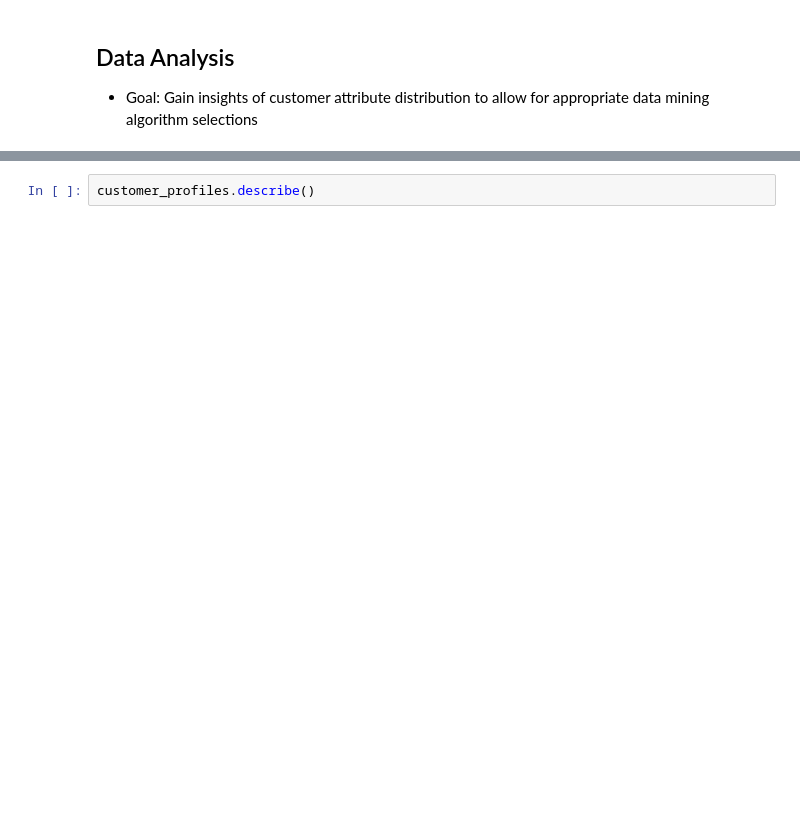
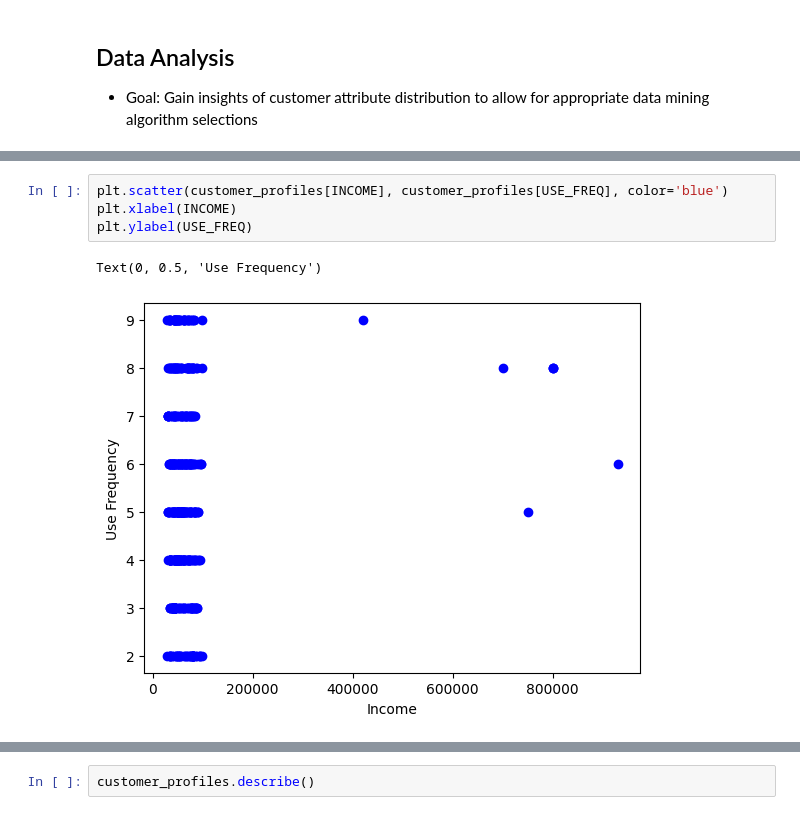
Before and after one commit to rintendou/csci415-project4, a Jupyter notebook: credit_card.ipynb, the cells around one changed output, grey strips where cells are left out. Cells and saved outputs as stored; diff of their text form; blank space fills up the shorter version.

```diff
--- a/credit_card.ipynb
+++ b/credit_card.ipynb
@@ -63,3 +110,10 @@ plt.ylabel('Loan Amount')
 # %% [output]
 Text(0, 0.5, 'Loan Amount')
 [figure]
+# %%
+plt.scatter(customer_profiles[INCOME], customer_profiles[USE_FREQ], color='blue')
+plt.xlabel(INCOME)
+plt.ylabel(USE_FREQ)
+# %% [output]
+Text(0, 0.5, 'Use Frequency')
+[figure, added]
```
Also changed, not shown: parts of 17 cells of this notebook.
